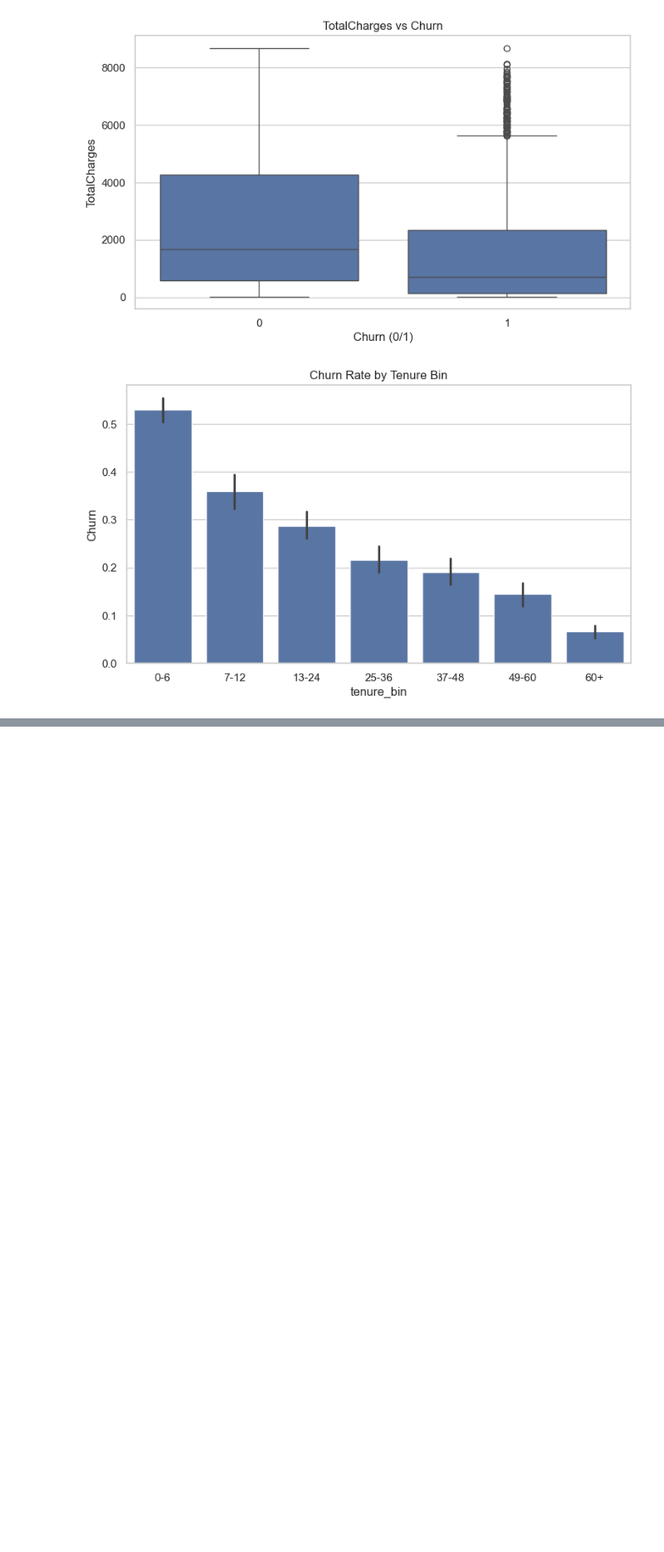
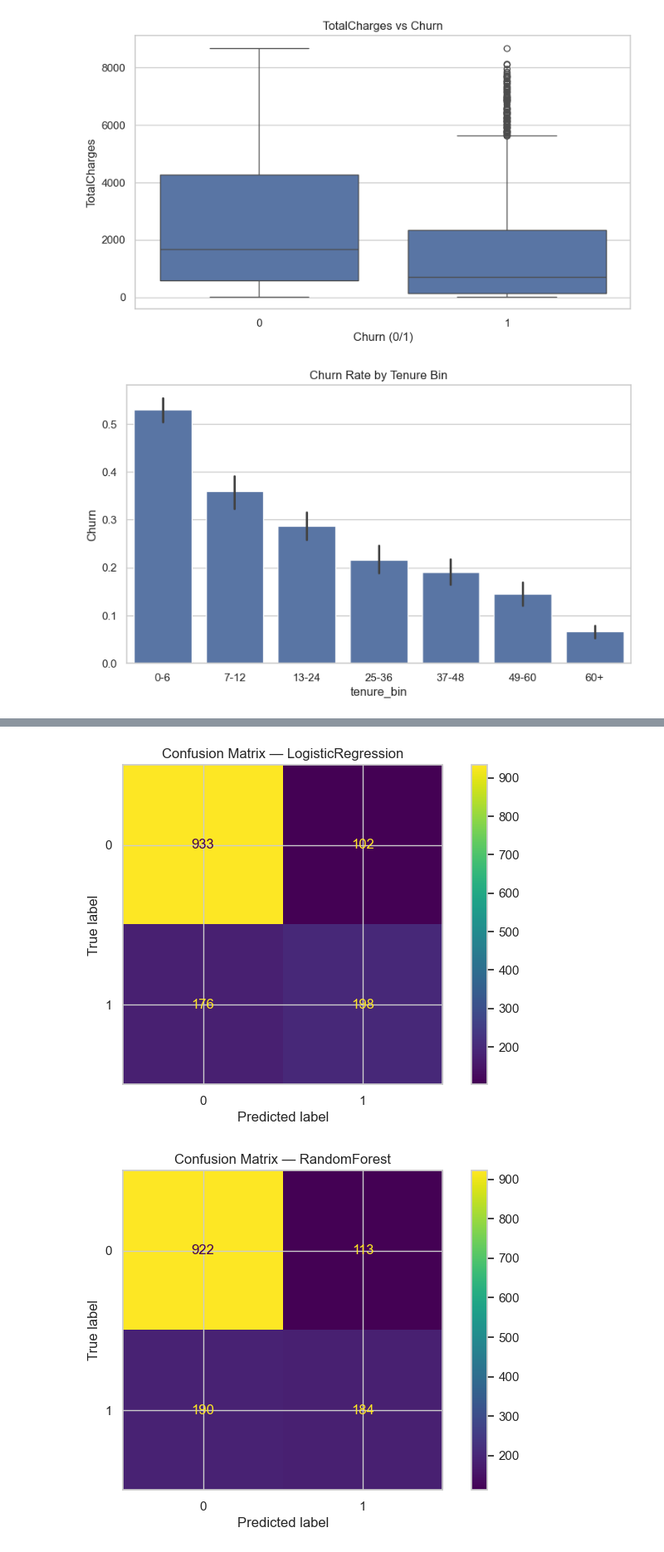
Before and after one commit to dhwanil1907/customer-churn, a Jupyter notebook: notebooks/cc.ipynb, the cells around one changed output, grey strips where cells are left out. Shown at 83% size. Drawn from its saved outputs; the diff is of its cells as text; code cells hidden in the pictures; blank space fills up the shorter version.

```diff
--- a/notebooks/cc.ipynb
+++ b/notebooks/cc.ipynb
@@ -213,3 +215,15 @@ if "tenure_bin" in df.columns:
 [figure]
 [figure]
 [figure]
+# %%
+target = "Churn"
+features = [c for c in df.columns if c not in [target, "customerID"]]
+
+X = df[features].copy()
+y = df[target].astype(int).values
+
+X_train, X_test, y_train, y_test = train_test_split(
+    X, y, test_size=0.2, random_state=RANDOM_STATE, stratify=y
+)
+
+X_train.shape, X_test.shape
@@ -215,0 +351,10 @@ if "tenure_bin" in df.columns:
+# %%
+for name, y_pred in [("LogisticRegression", y_pred_lr), ("RandomForest", y_pred_rf)]:
+    cm = confusion_matrix(y_test, y_pred)
+    disp = ConfusionMatrixDisplay(cm)
+    disp.plot(values_format="d")
+    plt.title(f"Confusion Matrix — {name}")
+    plt.show()
+# %% [output]
+[figure, added]
+[figure, added]
```
Also changed, not shown: parts of 12 cells of this notebook.
